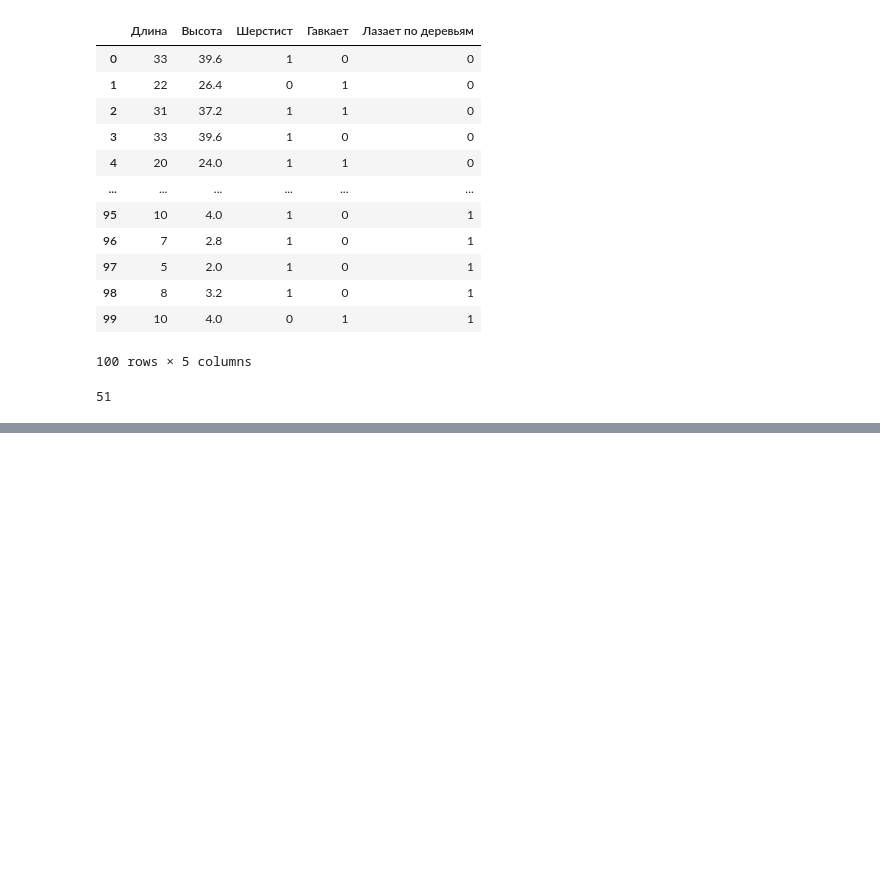
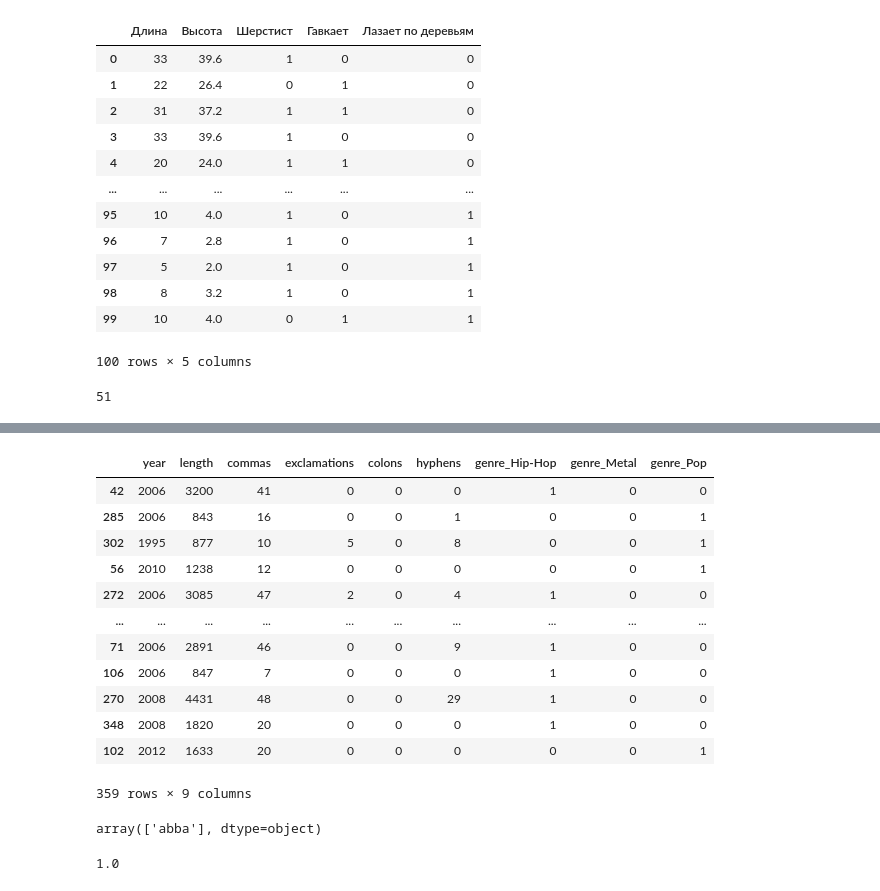
Before and after one commit to MakVit1988/Data_Science_and_ML_, a Jupyter notebook: 2_Deciding trees.ipynb, the cells around one changed output, grey strips where cells are left out. Cells and saved outputs as stored; diff of their text form; code cells hidden in the pictures; blank space fills up the shorter version.

```diff
--- a/2_Deciding trees.ipynb
+++ b/2_Deciding trees.ipynb
@@ -692,0 +754,22 @@ pd.Series(result)[result == 'собачка'].count()
+# %%
+X = datatest.drop(['artist', 'song', 'lyrics'], axis=1)
+X= pd.get_dummies(X)
+y = datatest['artist']
+# %%
+X_train, X_test, y_train, y_test = train_test_split(X, y, test_size = 1, random_state = 42)
+# %%
+X_train
+# %% [output]
+|  | year | length | commas | exclamations | colons | hyphens | genre_Hip-Hop | genre_Metal | genre_Pop |
+| 42 | 2006 | 3200 | 41 | 0 | 0 | 0 | 1 | 0 | 0 |
+| 285 | 2006 | 843 | 16 | 0 | 0 | 1 | 0 | 0 | 1 |
+| 302 | 1995 | 877 | 10 | 5 | 0 | 8 | 0 | 0 | 1 |
+| 56 | 2010 | 1238 | 12 | 0 | 0 | 0 | 0 | 0 | 1 |
+| 272 | 2006 | 3085 | 47 | 2 | 0 | 4 | 1 | 0 | 0 |
+| ... | ... | ... | ... | ... | ... | ... | ... | ... | ... |
+| 71 | 2006 | 2891 | 46 | 0 | 0 | 9 | 1 | 0 | 0 |
+| 106 | 2006 | 847 | 7 | 0 | 0 | 0 | 1 | 0 | 0 |
+| 270 | 2008 | 4431 | 48 | 0 | 0 | 29 | 1 | 0 | 0 |
+| 348 | 2008 | 1820 | 20 | 0 | 0 | 0 | 1 | 0 | 0 |
+| 102 | 2012 | 1633 | 20 | 0 | 0 | 0 | 0 | 0 | 1 |
+359 rows × 9 columns
@@ -692,0 +784,8 @@ pd.Series(result)[result == 'собачка'].count()
+# %%
+predictions
+# %% [output]
+array(['abba'], dtype=object)
+# %%
+precision
+# %% [output]
+1.0
```
Also changed, not shown: parts of 7 cells of this notebook.
